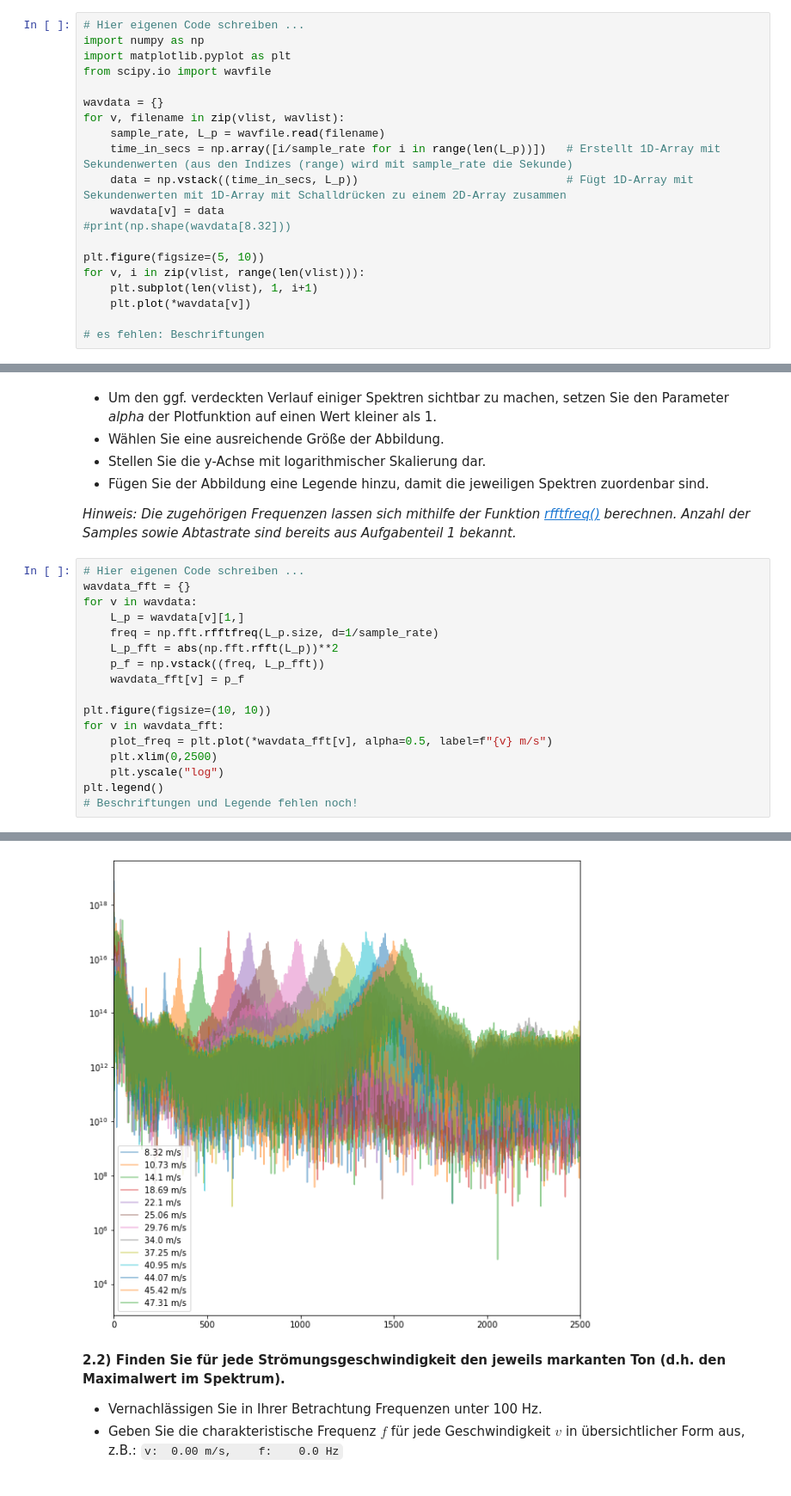
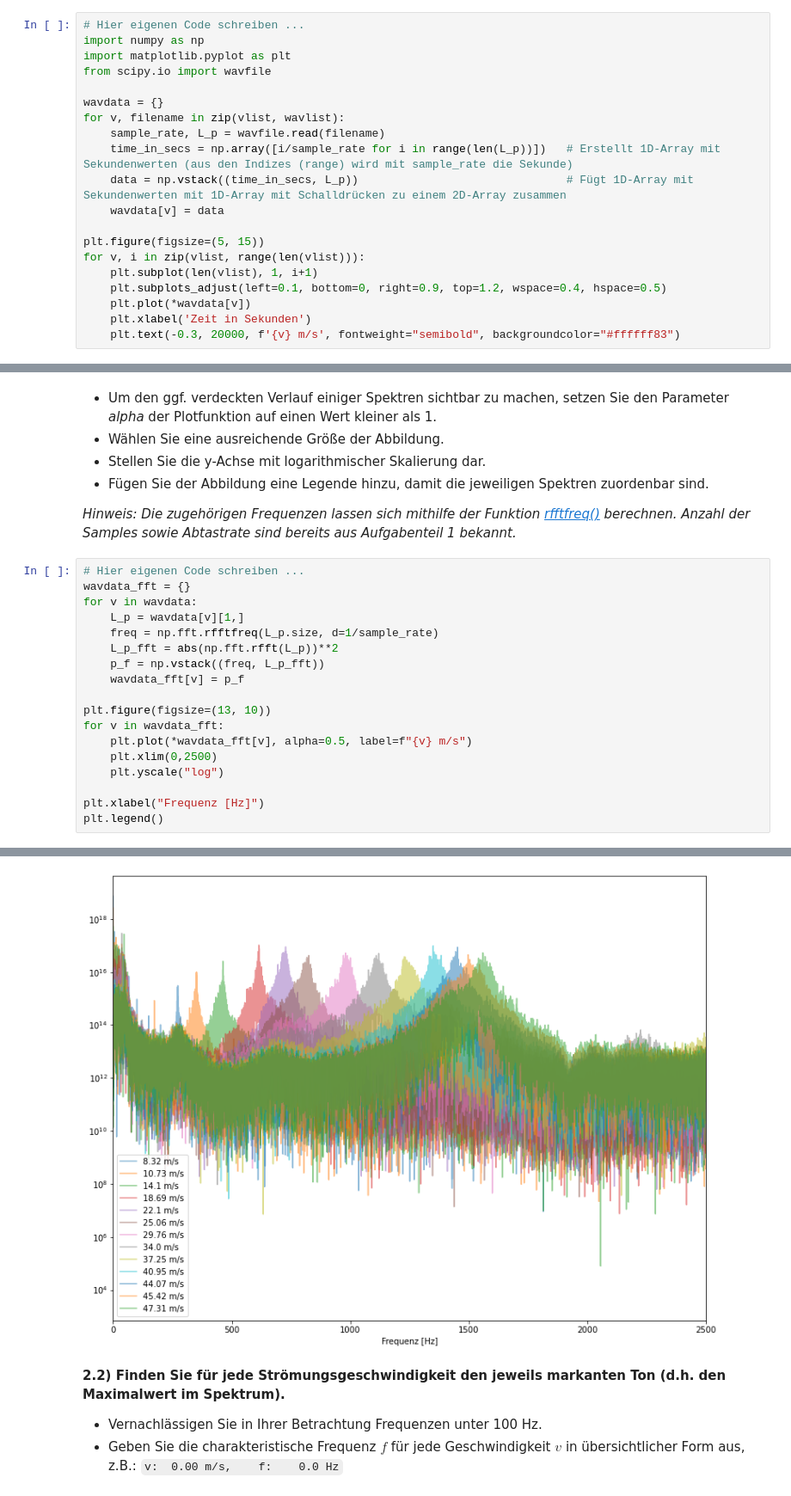
Before and after one commit to JuliusGoelz/Python_fuer_Ingenieure, a Jupyter notebook: HA4_Gruppe280.ipynb, the cells around one changed output, grey strips where cells are left out. Shown at 86% size. Cells and saved outputs as stored; diff of their text form.

```diff
--- a/HA4_Gruppe280.ipynb
+++ b/HA4_Gruppe280.ipynb
@@ -62,12 +58,12 @@ for v, filename in zip(vlist, wavlist):
     time_in_secs = np.array([i/sample_rate for i in range(len(L_p))])   # Erstellt 1D-Array mit Sekundenwerten (aus den Indizes (range) wird mit sample_rate die Sekunde)
     data = np.vstack((time_in_secs, L_p))                               # Fügt 1D-Array mit Sekundenwerten mit 1D-Array mit Schalldrücken zu einem 2D-Array zusammen
     wavdata[v] = data
-#print(np.shape(wavdata[8.32]))
 
-plt.figure(figsize=(5, 10))
+plt.figure(figsize=(5, 15))
 for v, i in zip(vlist, range(len(vlist))):
     plt.subplot(len(vlist), 1, i+1)
+    plt.subplots_adjust(left=0.1, bottom=0, right=0.9, top=1.2, wspace=0.4, hspace=0.5)
     plt.plot(*wavdata[v])
-
-# es fehlen: Beschriftungen
+    plt.xlabel('Zeit in Sekunden')
+    plt.text(-0.3, 20000, f'{v} m/s', fontweight="semibold", backgroundcolor="#ffffff83")
 # %% [output]
@@ -92,23 +88,24 @@ Anzahl der Samples sowie Abtastrate sind bereits aus Aufgabenteil 1 bekannt._
 # %%
 # Hier eigenen Code schreiben ...
 wavdata_fft = {}
 for v in wavdata:
     L_p = wavdata[v][1,]
     freq = np.fft.rfftfreq(L_p.size, d=1/sample_rate)
     L_p_fft = abs(np.fft.rfft(L_p))**2
     p_f = np.vstack((freq, L_p_fft))
     wavdata_fft[v] = p_f
 
-plt.figure(figsize=(10, 10))
+plt.figure(figsize=(13, 10))
 for v in wavdata_fft:
-    plot_freq = plt.plot(*wavdata_fft[v], alpha=0.5, label=f"{v} m/s")
+    plt.plot(*wavdata_fft[v], alpha=0.5, label=f"{v} m/s")
     plt.xlim(0,2500)
     plt.yscale("log")
+
+plt.xlabel("Frequenz [Hz]")
 plt.legend()
-# Beschriftungen und Legende fehlen noch!
 # %% [output]
 <matplotlib.legend.Legend at 0x...>
-[figure, old version]
+[figure, new version]
 # %% [markdown]
 **2.2) Finden Sie für jede Strömungsgeschwindigkeit den jeweils markanten Ton (d.h. den Maximalwert im Spektrum).**
   * Vernachlässigen Sie in Ihrer Betrachtung Frequenzen unter 100 Hz.
```
Also changed, not shown: parts of 5 cells of this notebook.
